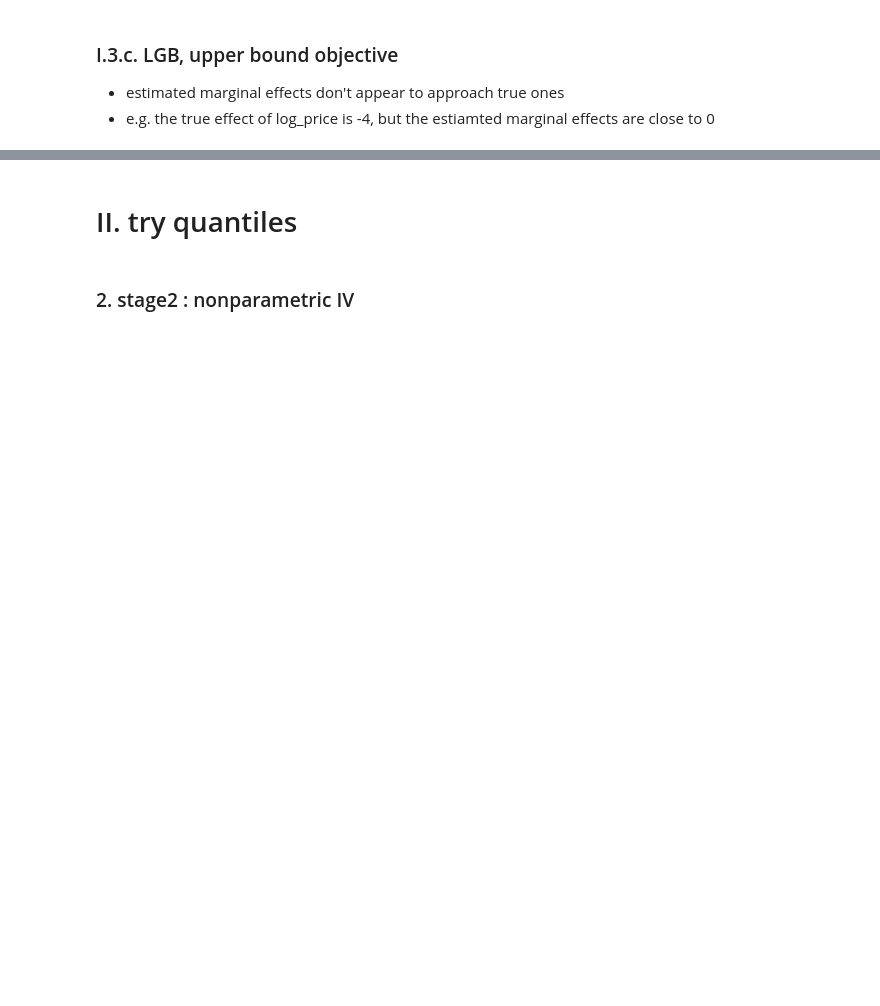
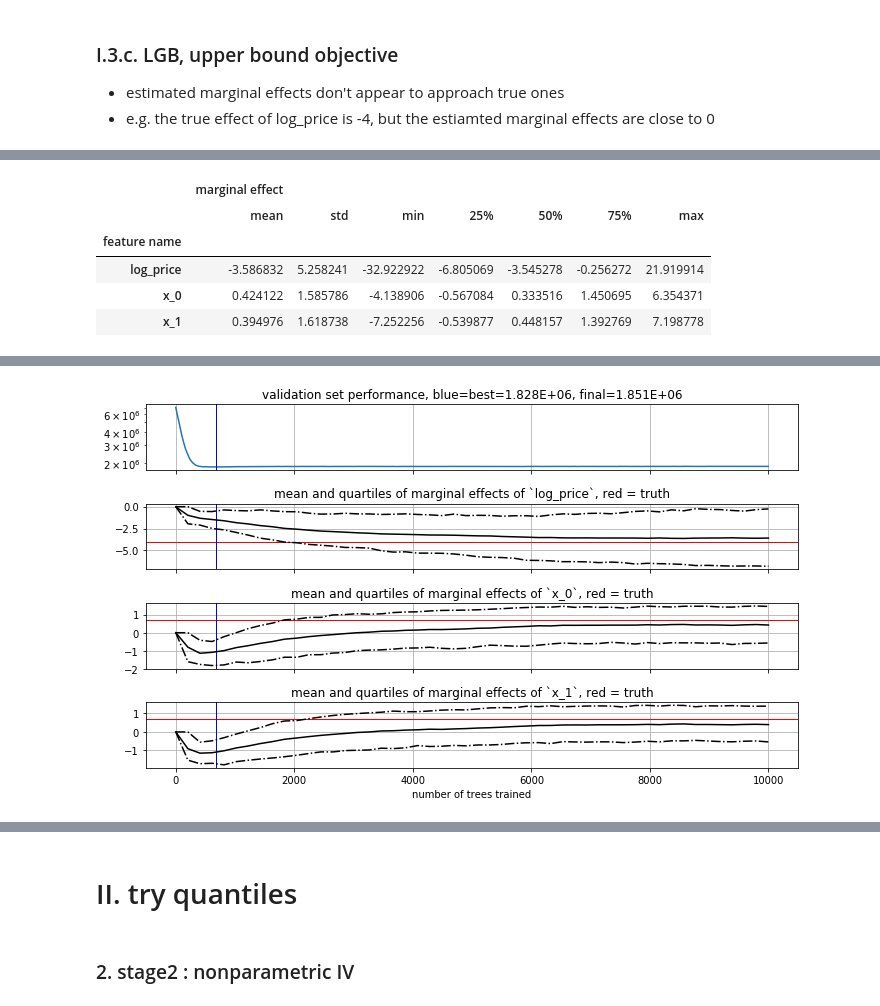
Before and after one commit to j-mark-hou/npiv, a Jupyter notebook: example/try_lgbiv.ipynb, the cells around one changed output, grey strips where cells are left out. Cells and saved outputs as stored; diff of their text form; code cells hidden in the pictures; blank space fills up the shorter version.

Commit message:
ran all the true-quantile experiments

```diff
--- a/example/try_lgbiv.ipynb
+++ b/example/try_lgbiv.ipynb
@@ -252,9 +292,14 @@ plot_performance_and_implied_margin_effects_vs_iteration(model, df_test, metric_
 # %%
 %%time
-npiv_lgb_true.train_stage2(force=True)
-model = npiv_lgb_true.stage2_model
 # print some marginal effects implied by the model
 marginal_fx = model.marginal_effect_plots(df_test, plot=False)
 display(marginal_fx.groupby('feature name').describe().drop(('marginal effect', 'count'), axis=1))
 # and plot it
-plot_performance_and_implied_margin_effects_vs_iteration(model, df_test, metric_name='l2', num_grid_pts=50)
+plot_performance_and_implied_margin_effects_vs_iteration(model, df_test, metric_name='grouped sse', num_grid_pts=50)
+# %% [output]
+|  | marginal effect |  |  |  |  |  |  |
+|  | mean | std | min | 25% | 50% | 75% | max |
+| feature name |  |  |  |  |  |  |  |
+| log_price | -3.586832 | 5.258241 | -32.922922 | -6.805069 | -3.545278 | -0.256272 | 21.919914 |
+| x_0 | 0.424122 | 1.585786 | -4.138906 | -0.567084 | 0.333516 | 1.450695 | 6.354371 |
+| x_1 | 0.394976 | 1.618738 | -7.252256 | -0.539877 | 0.448157 | 1.392769 | 7.198778 |
@@ -261,2 +308,3 @@ plot_performance_and_implied_margin_effects_vs_iteration(model, df_test, metric_
+[figure, added]
 # %%
 assert False
```
Also changed, not shown: parts of 9 cells of this notebook.
